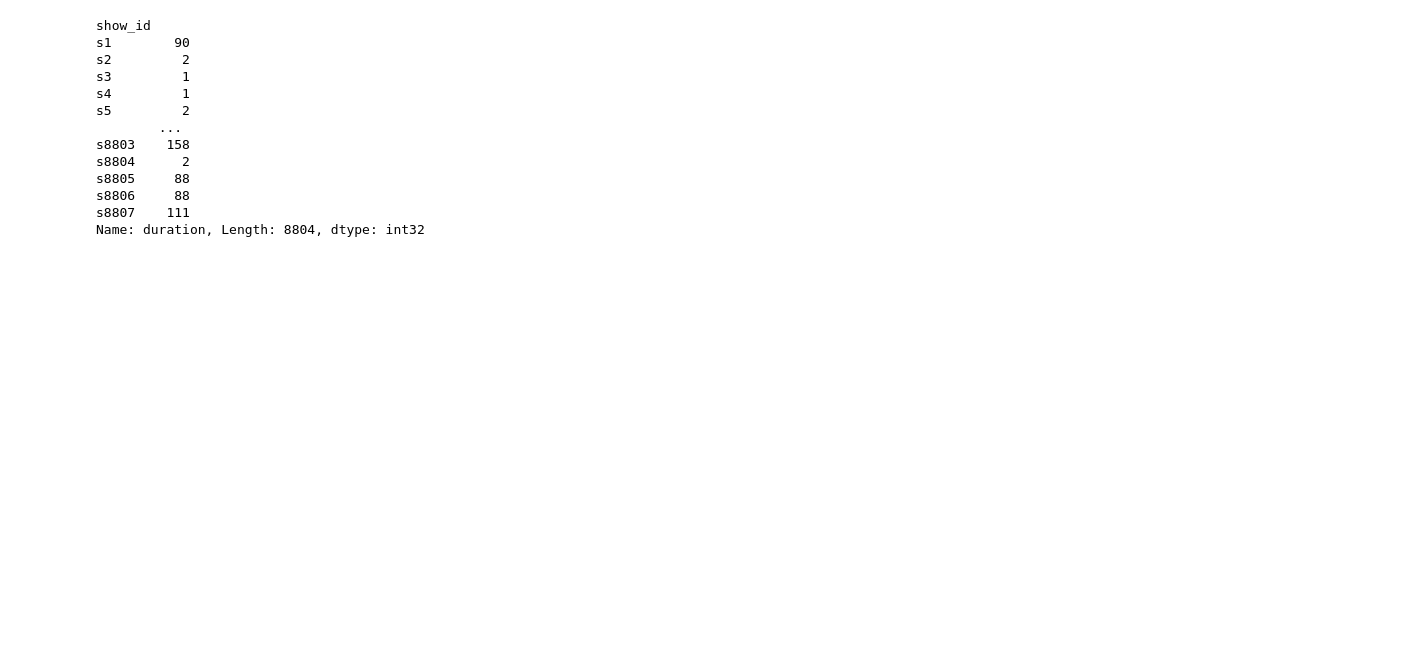
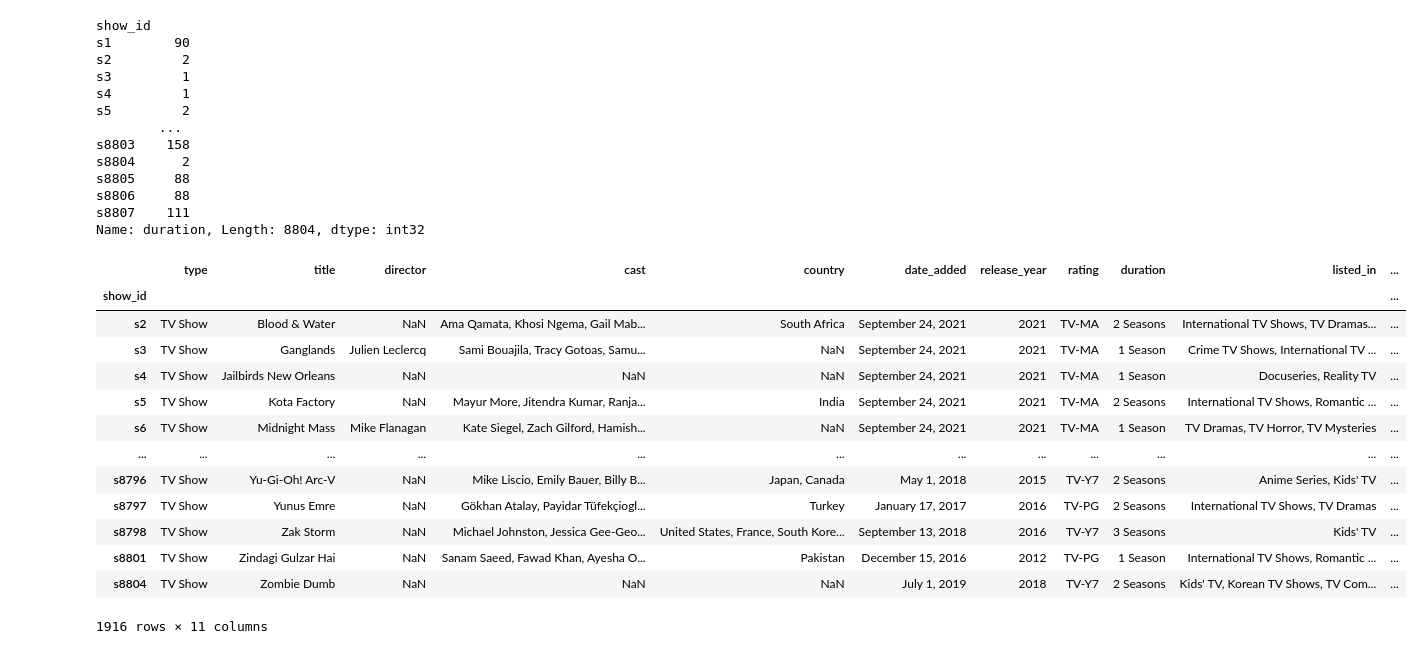
Before and after one commit to khajadatascienceR/DataScienceWithPython, a Jupyter notebook: Jun22/Refresher/Pandas/Pandas1.ipynb, the cells around one changed output. Cells and saved outputs as stored; diff of their text form; code cells hidden in the pictures; blank space fills up the shorter version.

```diff
--- a/Jun22/Refresher/Pandas/Pandas1.ipynb
+++ b/Jun22/Refresher/Pandas/Pandas1.ipynb
@@ -271,3 +271,31 @@ s8805     88
 s8806     88
 s8807    111
 Name: duration, Length: 8804, dtype: int32
+# %%
+# Find all the american movies released in the year 2021
+shows_by_america = shows["country"] == "United States"
+movies = shows["type"] == "Movie"
+year_2021 = shows['release_year'] == 2021
+shows[shows_by_america & movies & year_2021]
+
+# Find all the non american tv shows
+shows_by_non_america = shows["country"] != "United States"
+tv_shows = shows['type'] == "TV Show"
+shows[shows_by_non_america & tv_shows]
+
+# Find all the non indian and american tv shows with more than 1 season
+# %% [output]
+|  | type | title | director | cast | country | date_added | release_year | rating | duration | listed_in | ... |
+| show_id |  |  |  |  |  |  |  |  |  |  | ... |
+| s2 | TV Show | Blood & Water | NaN | Ama Qamata, Khosi Ngema, Gail Mab... | South Africa | September 24, 2021 | 2021 | TV-MA | 2 Seasons | International TV Shows, TV Dramas... | ... |
+| s3 | TV Show | Ganglands | Julien Leclercq | Sami Bouajila, Tracy Gotoas, Samu... | NaN | September 24, 2021 | 2021 | TV-MA | 1 Season | Crime TV Shows, International TV ... | ... |
+| s4 | TV Show | Jailbirds New Orleans | NaN | NaN | NaN | September 24, 2021 | 2021 | TV-MA | 1 Season | Docuseries, Reality TV | ... |
+| s5 | TV Show | Kota Factory | NaN | Mayur More, Jitendra Kumar, Ranja... | India | September 24, 2021 | 2021 | TV-MA | 2 Seasons | International TV Shows, Romantic ... | ... |
+| s6 | TV Show | Midnight Mass | Mike Flanagan | Kate Siegel, Zach Gilford, Hamish... | NaN | September 24, 2021 | 2021 | TV-MA | 1 Season | TV Dramas, TV Horror, TV Mysteries | ... |
+| ... | ... | ... | ... | ... | ... | ... | ... | ... | ... | ... | ... |
+| s8796 | TV Show | Yu-Gi-Oh! Arc-V | NaN | Mike Liscio, Emily Bauer, Billy B... | Japan, Canada | May 1, 2018 | 2015 | TV-Y7 | 2 Seasons | Anime Series, Kids' TV | ... |
+| s8797 | TV Show | Yunus Emre | NaN | Gökhan Atalay, Payidar Tüfekçiogl... | Turkey | January 17, 2017 | 2016 | TV-PG | 2 Seasons | International TV Shows, TV Dramas | ... |
+| s8798 | TV Show | Zak Storm | NaN | Michael Johnston, Jessica Gee-Geo... | United States, France, South Kore... | September 13, 2018 | 2016 | TV-Y7 | 3 Seasons | Kids' TV | ... |
+| s8801 | TV Show | Zindagi Gulzar Hai | NaN | Sanam Saeed, Fawad Khan, Ayesha O... | Pakistan | December 15, 2016 | 2012 | TV-PG | 1 Season | International TV Shows, Romantic ... | ... |
+| s8804 | TV Show | Zombie Dumb | NaN | NaN | NaN | July 1, 2019 | 2018 | TV-Y7 | 2 Seasons | Kids' TV, Korean TV Shows, TV Com... | ... |
+1916 rows × 11 columns
```
